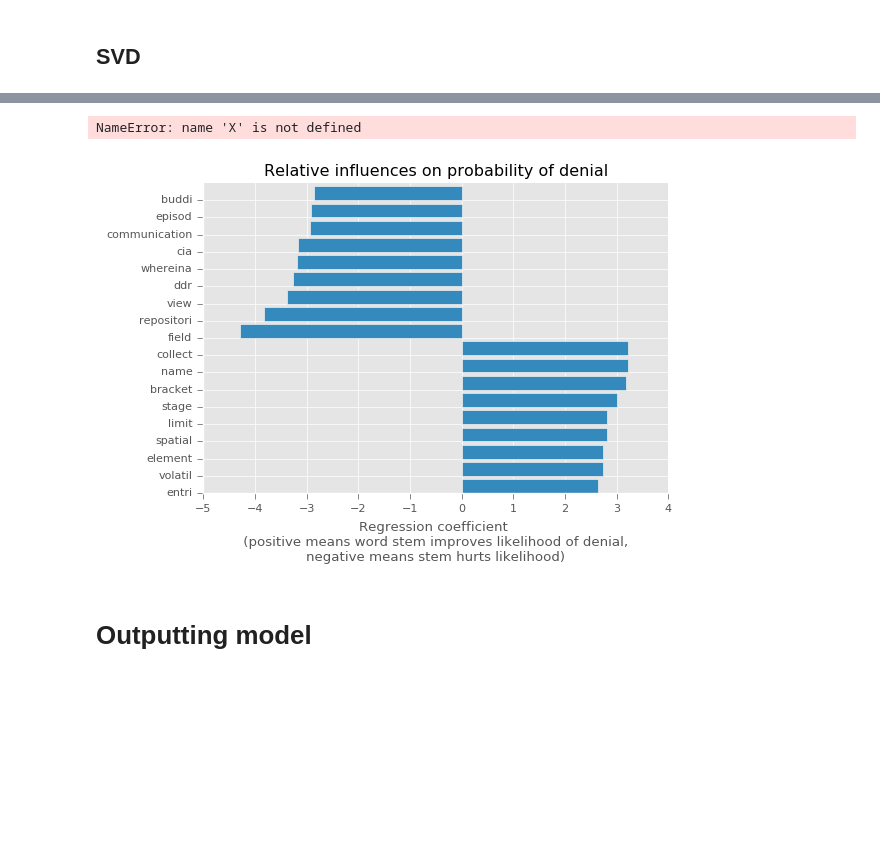
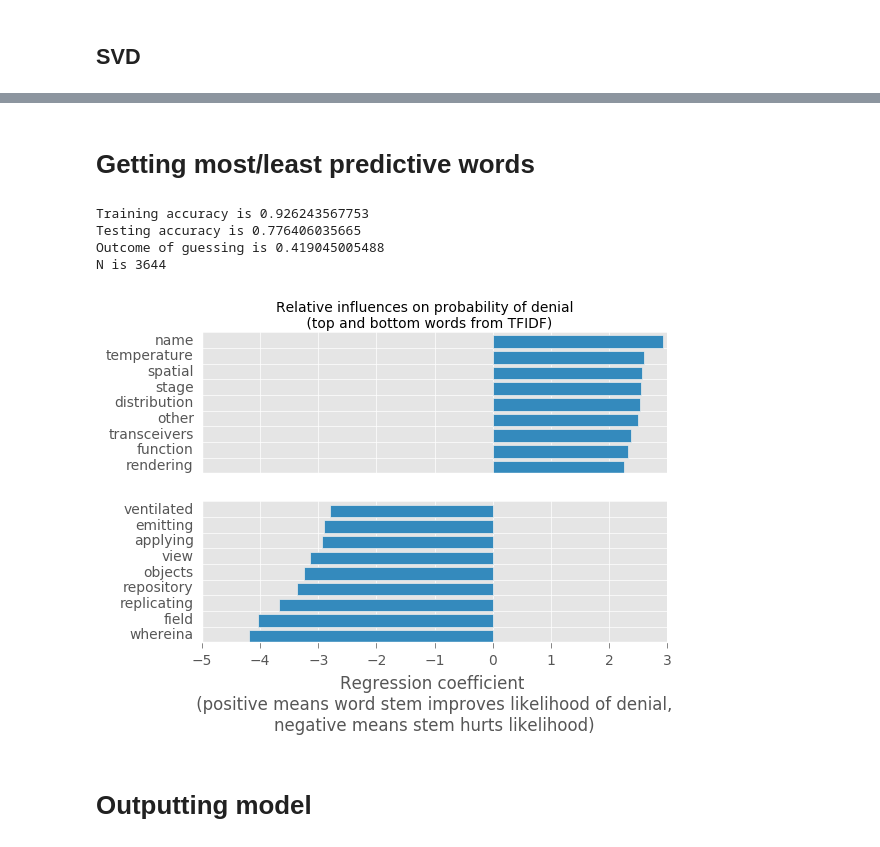
Before and after one commit to davidjwiner/cal-patent-lab, a Jupyter notebook: lib/notebooks/predicting_patent_challenge/PTAB_process_entry.ipynb, the cells around one changed output, grey strips where cells are left out. Saved outputs shown, nothing was run; the diff lists cells and outputs as text; code cells hidden in the pictures; blank space fills up the shorter version.

Commit message:
Update denials pickles

```diff
--- a/lib/notebooks/predicting_patent_challenge/PTAB_process_entry.ipynb
+++ b/lib/notebooks/predicting_patent_challenge/PTAB_process_entry.ipynb
@@ -478,0 +514,19 @@ def get_results(clfs, filename):
+# %%
+from sklearn import utils
+
+n_training_examples = [50, 250, 500, 1000, 1250, 1500, 1750, 2000]
+training_accuracies = []
+testing_accuracies = []
+
+X_subset, X_cross_val, y_subset, y_cross_val = cross_validation.train_test_split(
+        X_unigram, y, test_size=0.2, random_state=20)
+
+for n in n_training_examples:
+    print(n)
+    svc = SVC(C=10, kernel='linear')
+    X_train, y_train = utils.resample(X_subset, y_subset, replace=False, n_samples=n, random_state=20)
+#     X_train, X_test, y_train, y_test = cross_validation.train_test_split(
+#         X_subset, y_subset, test_size=0.2, random_state=20)
+    svc.fit(X_train, y_train)
+    training_accuracies.append(svc.score(X_train, y_train))
+    testing_accuracies.append(svc.score(X_test, y_test))
@@ -479,3 +614,5 @@ def get_results(clfs, filename):
+# %% [markdown]
+# Getting most/least predictive words
 # %%
 best_clf = SVC(C=10, kernel='linear', probability=True)
 
@@ -498,5 +635,8 @@ print("N is {0}".format(sum(vals)))
 
 # model, X_test, y_test, X_train, y_train
 # %% [output]
-NameError: name 'X' is not defined
+Training accuracy is 0.926243567753
+Testing accuracy is 0.776406035665
+Outcome of guessing is 0.419045005488
+N is 3644
 # %%
@@ -520,24 +660,51 @@ sorted_coeffs = sorted(coeffs.todense().tolist()[0])
 # %%
 # Plotting
 
 x_vals = sorted_coeffs[-10:-1] + sorted_coeffs[0:9]
-tick_labels = sorted_labels[-10:-1] + sorted_labels[0:9]
-fig = plt.figure()
-ax = plt.subplot(111)
+least_likely_denied = sorted_labels[-10:-1]
+most_likely_denied = sorted_labels[0:9]
+# fig = plt.figure()
+# ax = plt.subplot(111)
 simpleaxis(ax)
 
 from pylab import *
 
 pos = arange(len(x_vals))   # the bar centers on the y axis
 
-plt.barh(pos, x_vals)
-yticks(pos, tick_labels)
+f, axarr = plt.subplots(2, sharex=True)
+plt.suptitle('Relative influences on probability of denial \n (top and bottom words from TFIDF)')
+
+for ax in axarr:
+    simpleaxis(ax)
+
+x_1 = sorted_coeffs[-10:-1]
+x_1_pos = arange(len(x_1))
+a = axarr[0]
+a.barh(x_1_pos, x_1)
+a.set_yticklabels('')
+# Customize minor tick labels
+a.set_yticks(x_1_pos + 0.5,      minor=True)
+a.set_yticklabels(sorted_labels[-10:-1], minor=True)
+a.tick_params(axis='both', which='both',length=0)
+
+a = axarr[1]
+x_2 = sorted_coeffs[0:9]
+x_2_pos = arange(len(x_2))
+a.barh(x_2_pos, x_2)
+a.set_yticklabels('')
+# Customize minor tick labels
+a.set_yticks(x_2_pos + 0.5, minor=True)
+a.set_yticklabels(sorted_labels[0:9], minor=True)
+a.tick_params(axis='y', which='both',length=0)
+
+
+# plt.barh(pos, x_vals)
+# yticks(pos, tick_labels)
 plt.xlabel('Regression coefficient \n (positive means word stem improves likelihood of denial, \nnegative means stem hurts likelihood)')
-plt.title('Relative influences on probability of denial')
-plt.yticks()
+# plt.yticks()
 plt.show()
 # %% [output]
-[figure, old version]
+[figure, new version]
 # %% [markdown]
 # Outputting model
 # %%
```
Also changed, not shown: parts of 34 cells of this notebook, 6 other files.
